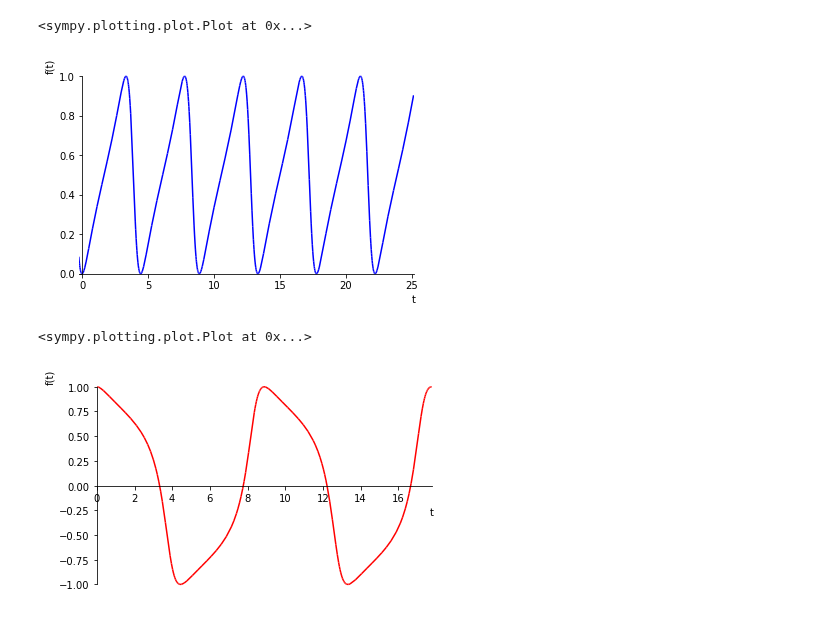
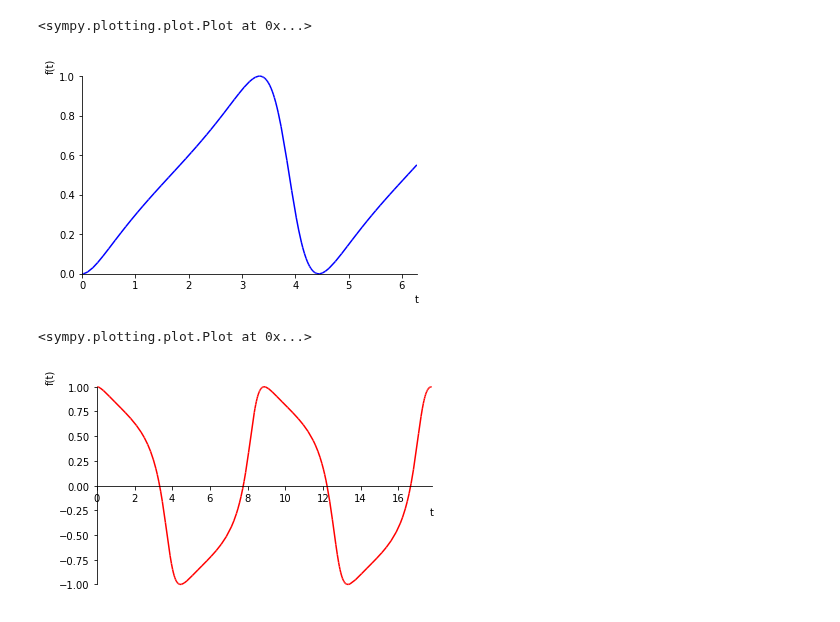
Before and after one commit to gderosa/timeq, a Jupyter notebook: comp/jupyter/detect.ipynb, the cells around one changed output. Saved outputs shown, nothing was run; the diff lists cells and outputs as text; code cells hidden in the pictures.

Commit message:
poster-detect: evol

```diff
--- a/comp/jupyter/detect.ipynb
+++ b/comp/jupyter/detect.ipynb
@@ -154,9 +154,9 @@ plot(prob_0_detect(t),(t, 0, 2*pi), line_color='r')
 [figure]
 <sympy.plotting.plot.Plot at 0x...>
 # %%
-plot(prob_1_detect(t),(t, -0.25, 8*pi), line_color='b')
+plot(prob_1_detect(t),(t, -0, 2*pi), line_color='b')
 # %% [output]
-[figure, old version]
+[figure, new version]
 <sympy.plotting.plot.Plot at 0x...>
 # %%
 plot(re(non_unitary_psi(t)[0])/sqrt(lossy_norm(t)), (t, 0, 2 * 2*sqrt(2)*pi), line_color='r')
```
Also changed, not shown: parts of 3 cells of this notebook, 4 other files.
